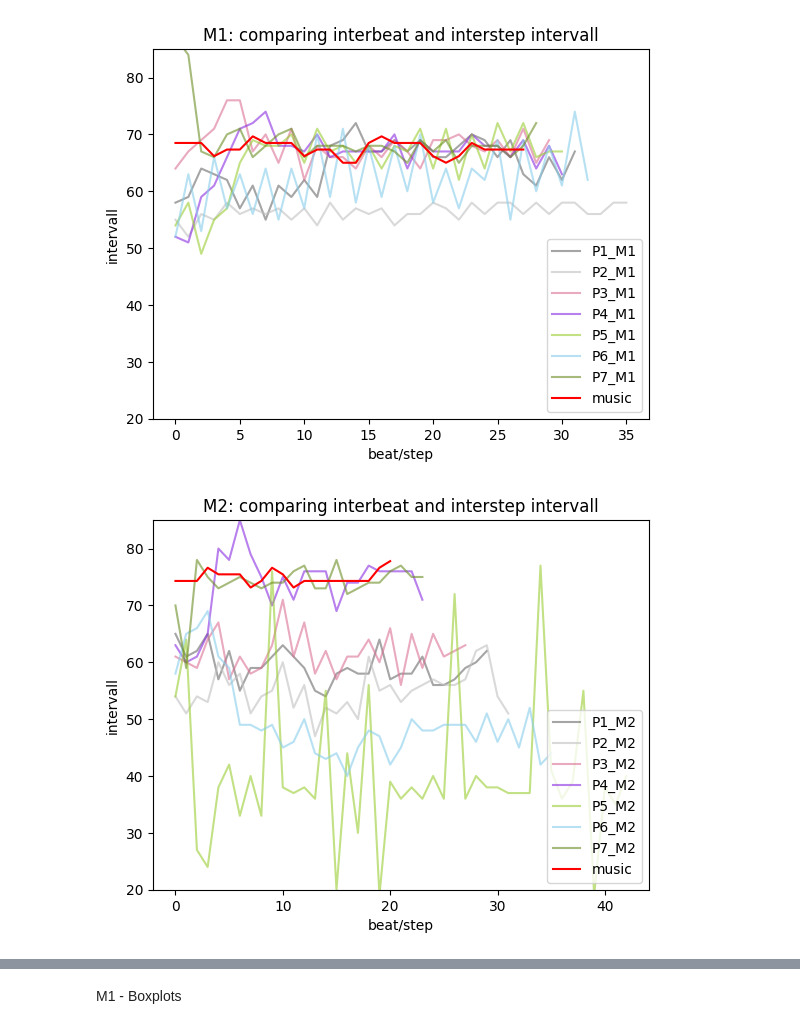
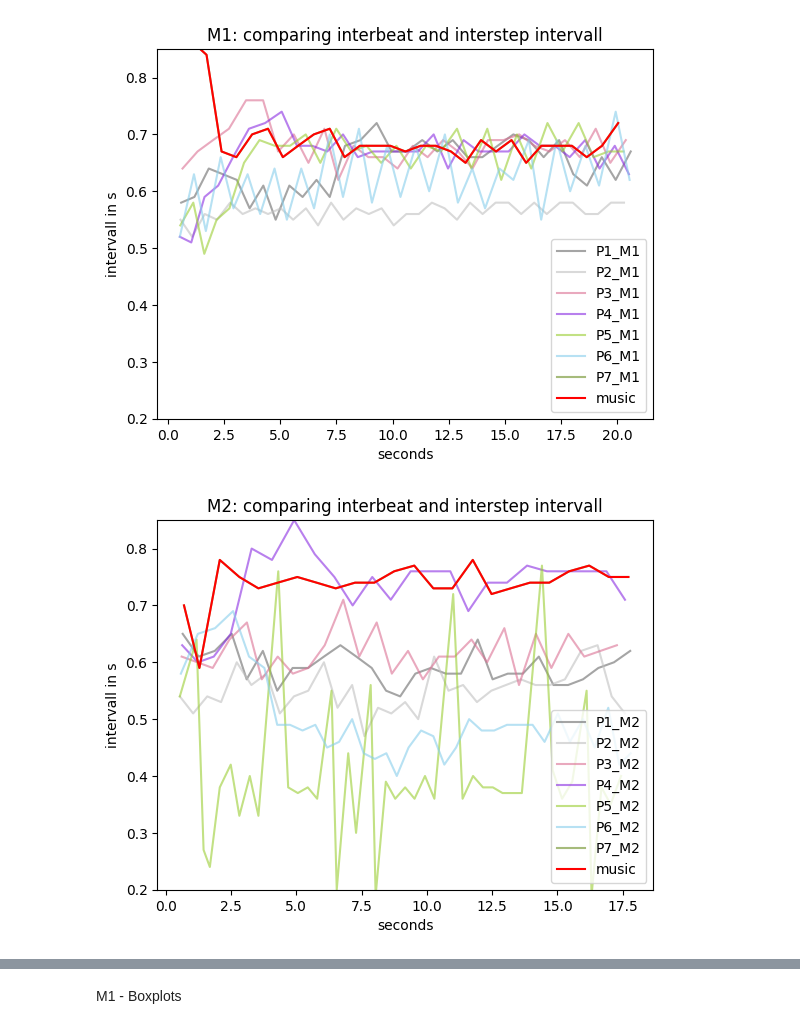
Before and after one commit to andren967/UE_Motion_Capturing, a Jupyter notebook: diagramms.ipynb, the cells around one changed output, grey strips where cells are left out. Saved outputs shown, nothing was run; the diff lists cells and outputs as text; code cells hidden in the pictures.

Commit message:
change diagrams x axis to time

```diff
--- a/diagramms.ipynb
+++ b/diagramms.ipynb
@@ -21,53 +21,87 @@ for string in lM1:
 
     lines = [eval(i) for i in lines]
 
-    plt.plot(lines,label=string,c=next(color), alpha=0.6)
+    total = 0
+    lElemsX = []
+    lElemsY=[]
+    for i in range(0,len(lines)):
+        total+= lines[i]
+        lElemsX.append(total/100)
+        lElemsY.append(lines[i]/100)
+
+    plt.plot(lElemsX,lElemsY,label=string,c=next(color), alpha=0.6)
 
 #read M1 music interbeat intervalls
 interbeat=[]
 with open("../UE_Motion_Capture/InterstepIntervals/M1_InterbeatInterval.txt", "r") as file1:
     f_list = [float(i) for line in file1 for i in line.split(',') if i.strip()]
     interbeat = f_list[0:125]
-plt.plot(interbeat, label="music",color="red")
+
+    total = 0
+    lElemsX = []
+    lElemsY=[]
+    for i in range(0,len(lines)):
+        total+= lines[i]
+        lElemsX.append(total/100)
+        lElemsY.append(lines[i]/100)
+
+plt.plot(lElemsX, lElemsY, label="music",color="red")
 plt.legend(loc="lower right")
-plt.ylim([20,85])
+plt.ylim([0.20,0.85])
 plt.title("M1: comparing interbeat and interstep intervall")
-plt.xlabel("beat/step")
-plt.ylabel("intervall")
+plt.xlabel("seconds")
+plt.ylabel("intervall in s")
 plt.legend(loc="lower right")
 plt.savefig("../UE_Motion_Capture/pictures/M1_comparing_inter.png")
 # %% [output]
-[figure, old version]
+[figure, new version]
 # %%
 #read M2 interstep intervalls
 lM1 = ['P1_M2','P2_M2','P3_M2','P4_M2','P5_M2','P6_M2','P7_M2']
 color = iter(cmap(np.linspace(0, 1, 7)))
 
 for string in lM1:
     text_file = open("../UE_Motion_Capture/InterstepIntervals/" + string + "_InterstepInterval.txt", "r")
     lines = text_file.readlines()
     text_file.close()
     lines = [s.replace("\n", '') for s in lines]
 
     lines = [eval(i) for i in lines]
 
-    plt.plot(lines,label=string,c=next(color), alpha=0.6)
+    total = 0
+    lElemsX = []
+    lElemsY=[]
+    for i in range(0,len(lines)):
+        total+= lines[i]
+        lElemsX.append(total/100)
+        lElemsY.append(lines[i]/100)
+
+    plt.plot(lElemsX,lElemsY,label=string,c=next(color), alpha=0.6)
 
 #read M1 music interbeat intervalls
 interbeat=[]
 with open("../UE_Motion_Capture/InterstepIntervals/M2_InterbeatInterval.txt", "r") as file1:
     f_list = [float(i) for line in file1 for i in line.split(',') if i.strip()]
     interbeat = f_list[0:125]
-plt.plot(interbeat, label="music",color="red")
+
+    total = 0
+    lElemsX = []
+    lElemsY=[]
+    for i in range(0,len(lines)):
+        total+= lines[i]
+        lElemsX.append(total/100)
+        lElemsY.append(lines[i]/100)
+
+plt.plot(lElemsX, lElemsY, label="music",color="red")
 plt.legend(loc="upper right")
-plt.ylim([20,85])
+plt.ylim([0.20,0.85])
 plt.title("M2: comparing interbeat and interstep intervall")
-plt.xlabel("beat/step")
-plt.ylabel("intervall")
+plt.xlabel("seconds")
+plt.ylabel("intervall in s")
 plt.legend(loc="lower right")
 plt.savefig("../UE_Motion_Capture/pictures/M2_comparing_inter.png")
 # %% [output]
-[figure, old version]
+[figure, new version]
 # %%
 #read M3 interstep intervalls
 lM1 = ['P1_M3','P2_M3','P3_M3','P4_M3','P5_M3','P6_M3','P7_M3']
```
Also changed, not shown: parts of 8 cells of this notebook, 7 other files.
